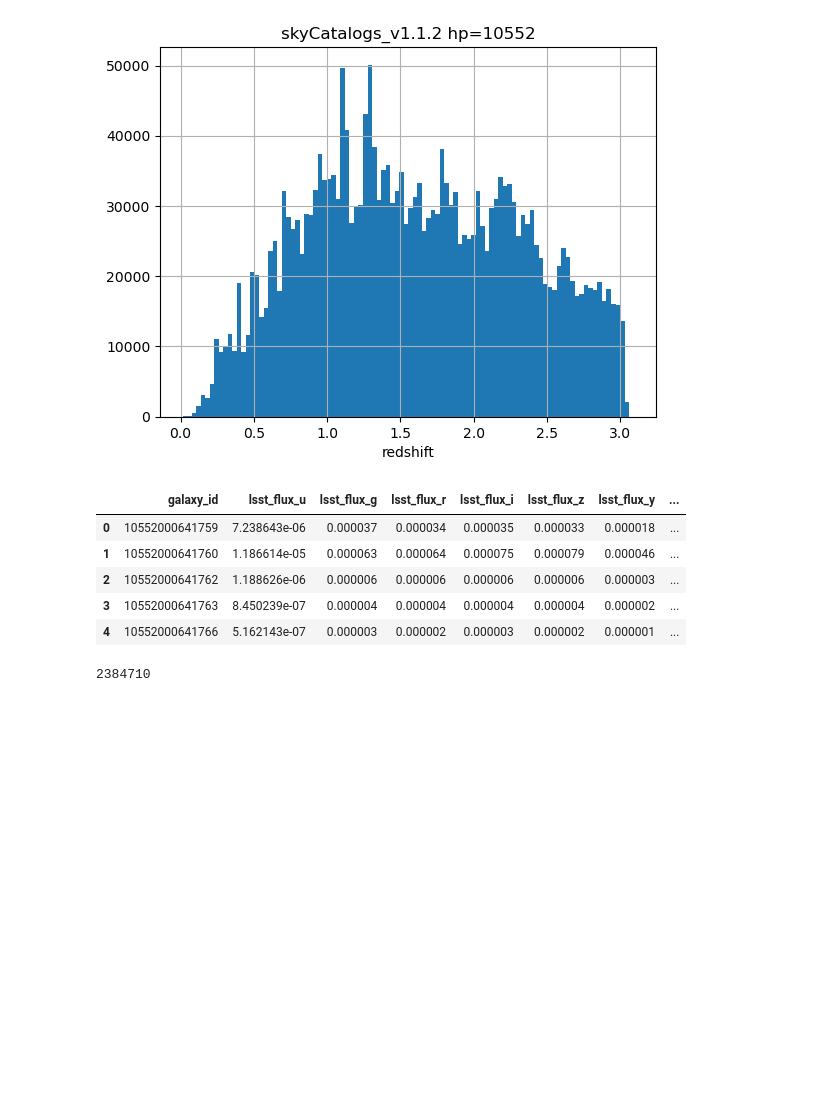
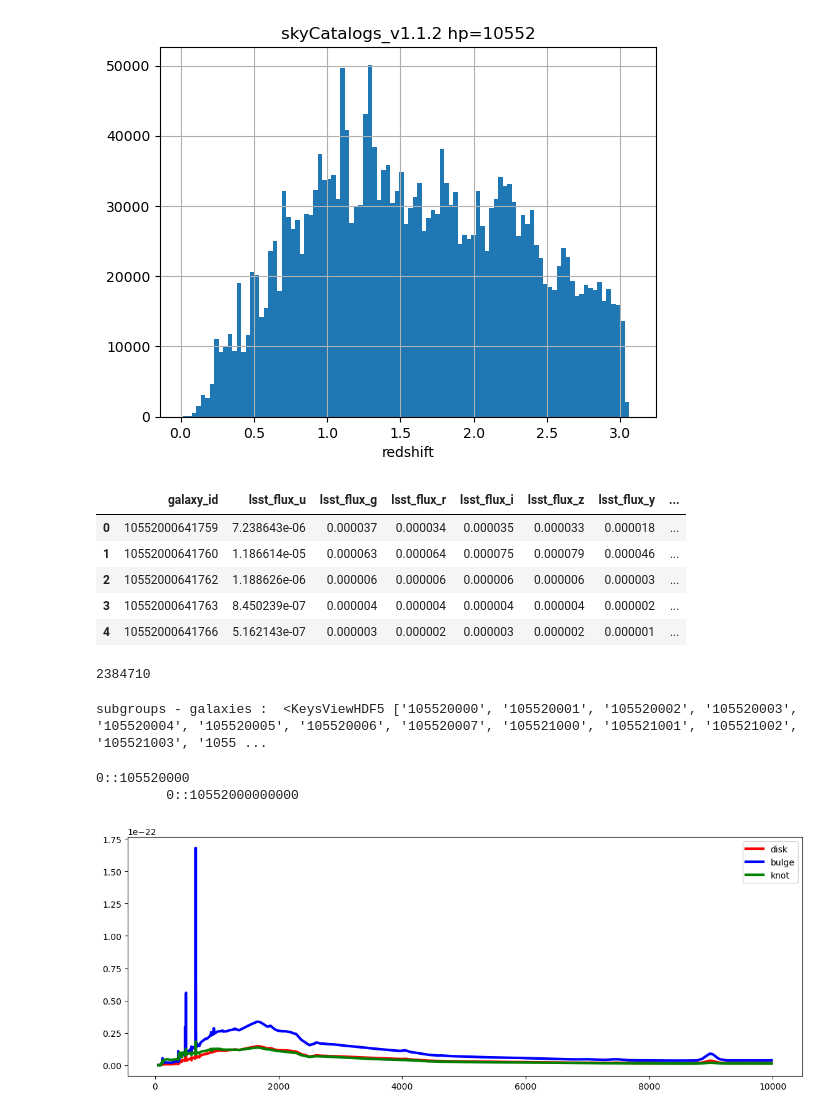
Before and after one commit to sylvielsstfr/LSSTRomanSim, a Jupyter notebook: notebooks/ViewSEDInOneHPPix.ipynb, the cells around one changed output. Cells and saved outputs as stored; diff of their text form; code cells hidden in the pictures; blank space fills up the shorter version.

```diff
--- a/notebooks/ViewSEDInOneHPPix.ipynb
+++ b/notebooks/ViewSEDInOneHPPix.ipynb
@@ -96,0 +124,42 @@ len(df_f)
+# %%
+ffn_sed = os.path.join(datadir,fn_sed)
+if not os.path.exists(ffn_sed):
+    raise Exception(f"File {ffn_sed} DOES NOT exists")
+
+f = h5py.File(ffn_sed, "r")
+
+group_wl = f["meta"]
+wl = group_wl["wave_list"][()]
+
+group_gal = f["galaxy"]
+# %%
+print("subgroups - galaxies : ",group_gal.keys())
+# %% [output]
+subgroups - galaxies :  <KeysViewHDF5 ['105520000', '105520001', '105520002', '105520003', '105520004', '105520005', '105520006', '105520007', '105521000', '105521001', '105521002', '105521003', '1055 ...
+# %%
+list_of_subgroups_gal = list(group_gal.keys())
+for idx_sg, subgroup_name in enumerate(list_of_subgroups_gal):
+    print(f"{idx_sg}::{subgroup_name}")
+    subgroup = group_gal[subgroup_name]
+    list_of_ids_gal = list(subgroup.keys())
+    for idx_gal,gal_num in enumerate(list_of_ids_gal):
+        print(f"\t {idx_gal}::{gal_num}")
+        the_dataset = subgroup[gal_num][()]
+        break
+    break
+# %% [output]
+0::105520000
+         0::10552000000000
+# %%
+the_colors = ["r","b","g"]
+the_labels = ["disk", "bulge", "knot" ]
+Units = "fnu"
+
+fig,ax = plt.subplots(1,1,figsize=(14,5))
+for idx in range(3):
+    ax.plot(wl/10,the_dataset[idx,:],color=the_colors[idx],label=the_labels[idx],lw=3)
+ax.legend()
+ax.set_xlabel("$\lambda$")
+plt.show()
+# %% [output]
+[figure, added]
```
Also changed, not shown: parts of 3 cells of this notebook.
